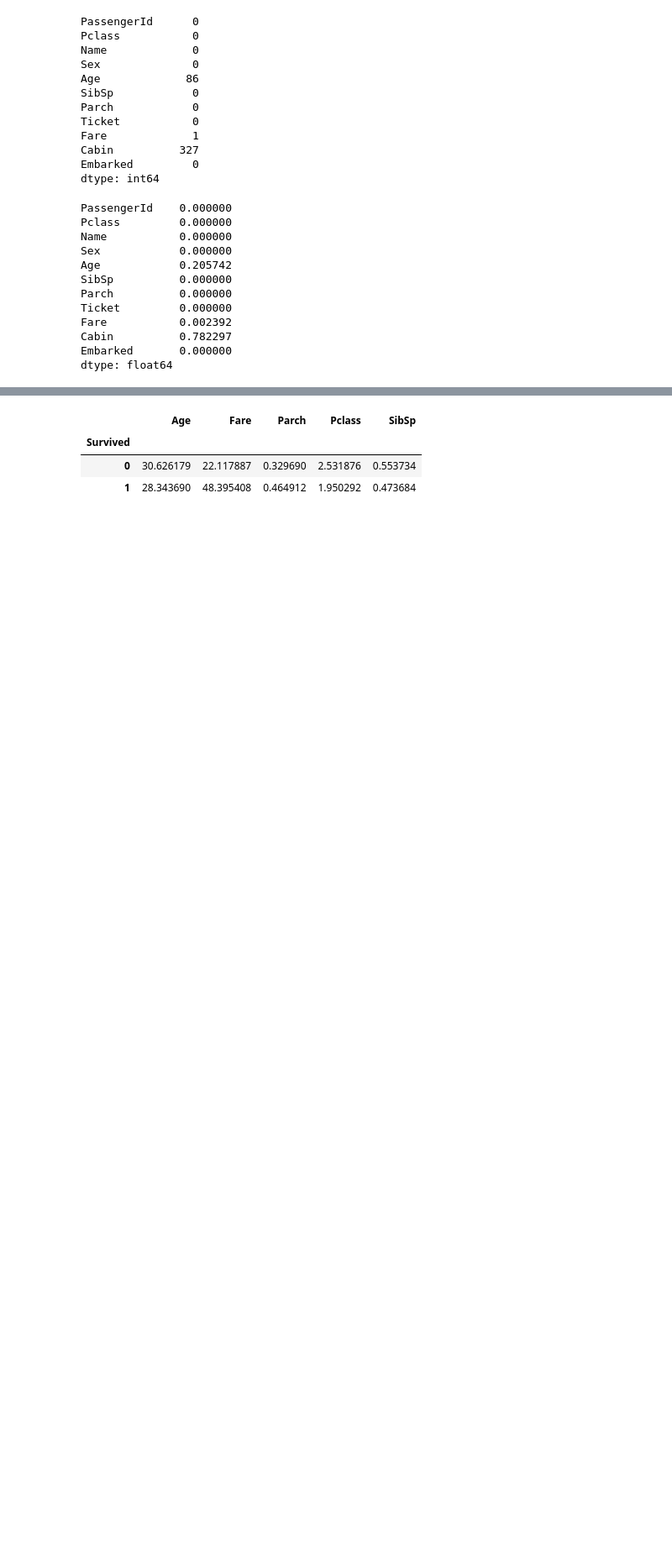
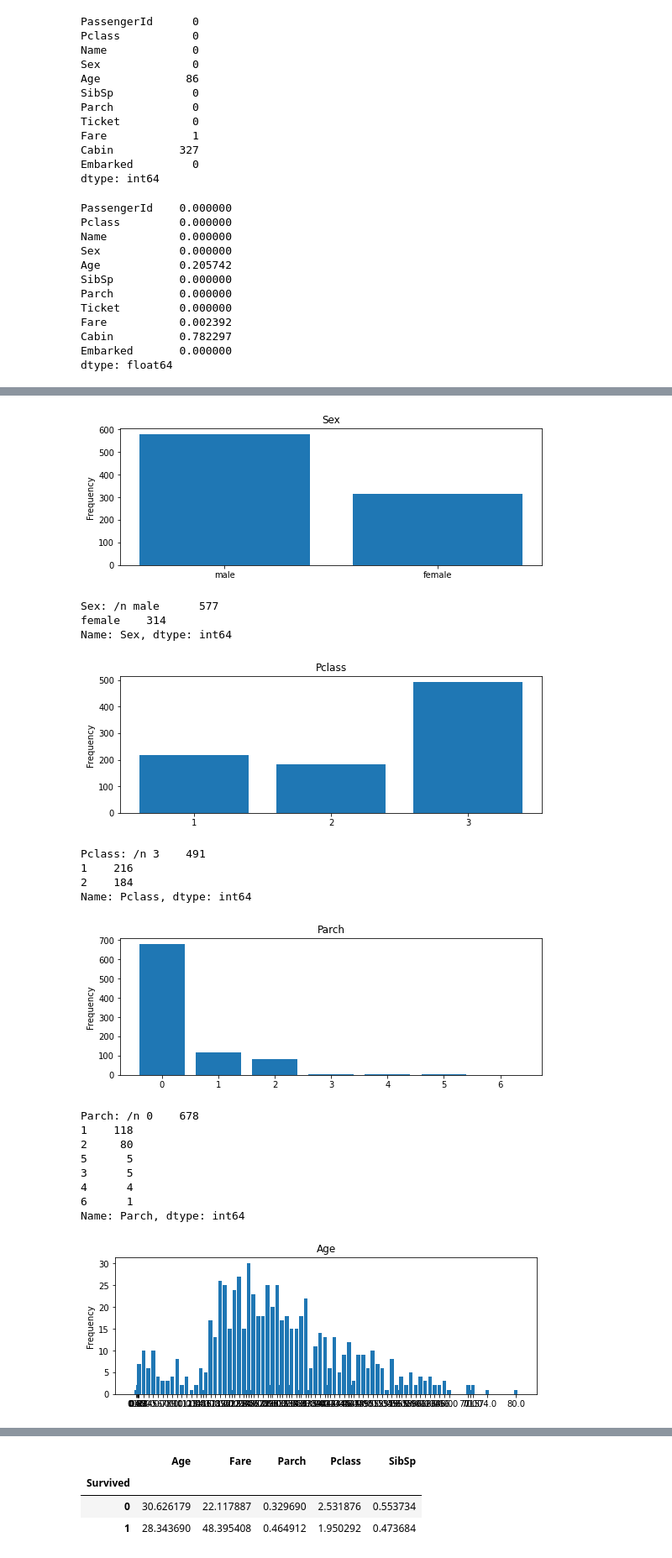
Before and after one commit to RKulagowska/Kaggle, a Jupyter notebook: titanic-1-202209.ipynb, the cells around one changed output, grey strips where cells are left out. Shown: that part at 84% size. Drawn from its saved outputs; the diff is of its cells as text; code cells hidden in the pictures; blank space fills up the shorter version.

```diff
--- a/titanic-1-202209.ipynb
+++ b/titanic-1-202209.ipynb
@@ -183,0 +192,38 @@ dtype: float64
+# %%
+def plotone(variable):
+    #input : variable (agevs)
+
+    varr = train_data[variable]
+    varrcounter = varr.value_counts()
+    plt.figure(figsize = (9,3))
+    plt.bar(varrcounter.index,varrcounter)
+    plt.xticks(varrcounter.index,varrcounter.index.values)
+    plt.ylabel("Frequency")
+    plt.title(variable)
+    plt.show()
+    print("{}: /n {}".format(variable,varrcounter))
+# %%
+cate = ["Sex","Pclass","Parch", "Age", "SibSp", "Fare","Embarked"]
+
+for xxx in cate:
+    plotone(xxx)
+# %% [output]
+[figure, added]
+Sex: /n male      577
+female    314
+Name: Sex, dtype: int64
+[figure, added]
+Pclass: /n 3    491
+1    216
+2    184
+Name: Pclass, dtype: int64
+[figure, added]
+Parch: /n 0    678
+1    118
+2     80
+5      5
+3      5
+4      4
+6      1
+Name: Parch, dtype: int64
+[figure, added]
```
Also changed, not shown: parts of 23 cells of this notebook.
